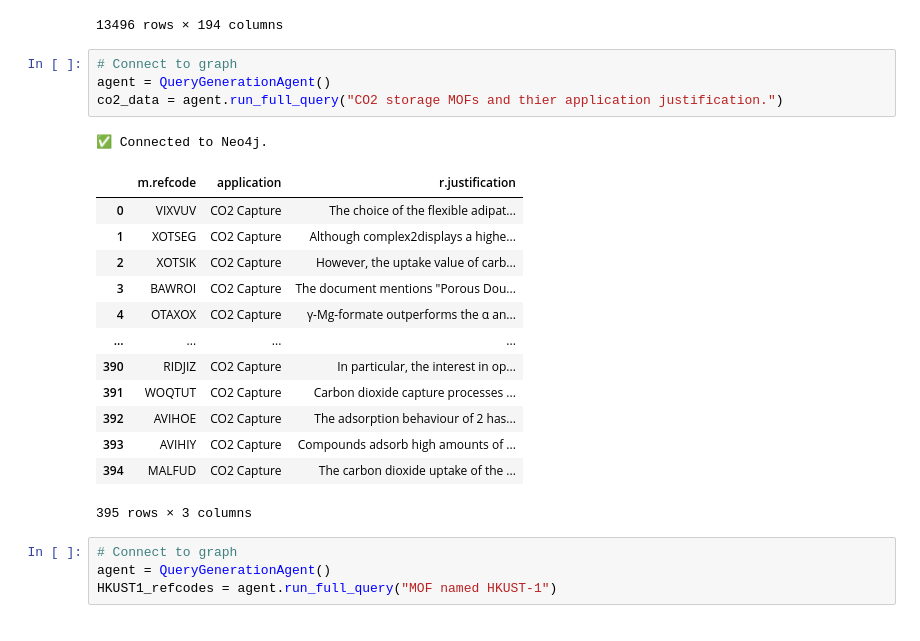
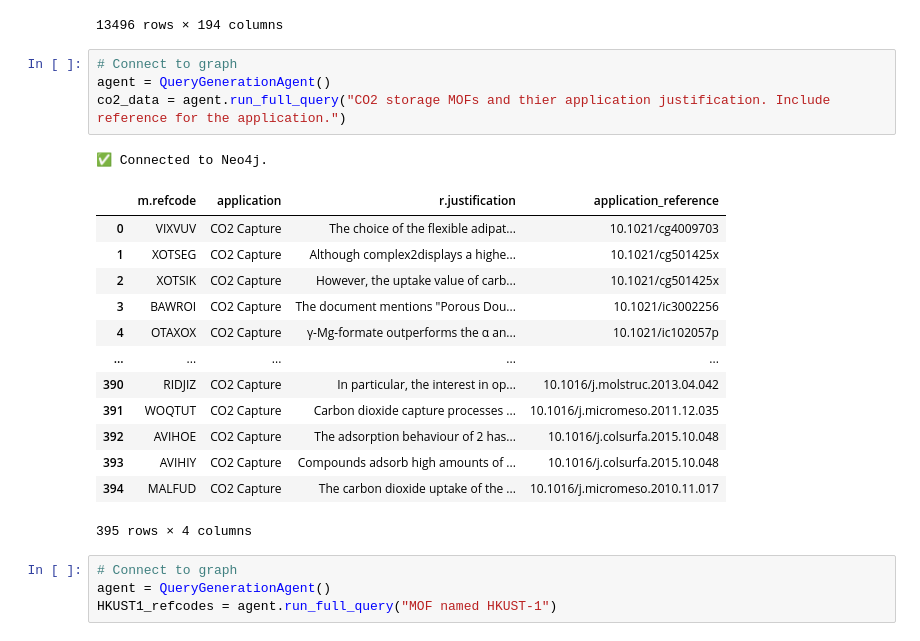
Before and after one commit to AI4ChemS/MOF_ChemUnity, a Jupyter notebook: src/ChatGPT Comparison/Task3_Recommend.ipynb, the cells around one changed output. Cells and saved outputs as stored; diff of their text form.

```diff
--- a/src/tasks/Task3_Recommend.ipynb
+++ b/src/ChatGPT Comparison/Task3_Recommend.ipynb
@@ -58,22 +58,22 @@ desc_df
 # %%
 # Connect to graph
 agent = QueryGenerationAgent()
-co2_data = agent.run_full_query("CO2 storage MOFs and thier application justification.")
+co2_data = agent.run_full_query("CO2 storage MOFs and thier application justification. Include reference for the application.")
 # %% [output]
 ✅ Connected to Neo4j.
-|  | m.refcode | application | r.justification |
-| 0 | VIXVUV | CO2 Capture | The choice of the flexible adipat... |
-| 1 | XOTSEG | CO2 Capture | Although complex2displays a highe... |
-| 2 | XOTSIK | CO2 Capture | However, the uptake value of carb... |
-| 3 | BAWROI | CO2 Capture | The document mentions "Porous Dou... |
-| 4 | OTAXOX | CO2 Capture | γ-Mg-formate outperforms the α an... |
-| ... | ... | ... | ... |
-| 390 | RIDJIZ | CO2 Capture | In particular, the interest in op... |
-| 391 | WOQTUT | CO2 Capture | Carbon dioxide capture processes ... |
-| 392 | AVIHOE | CO2 Capture | The adsorption behaviour of 2 has... |
-| 393 | AVIHIY | CO2 Capture | Compounds adsorb high amounts of ... |
-| 394 | MALFUD | CO2 Capture | The carbon dioxide uptake of the ... |
+|  | m.refcode | application | r.justification | application_reference |
+| 0 | VIXVUV | CO2 Capture | The choice of the flexible adipat... | 10.1021/cg4009703 |
+| 1 | XOTSEG | CO2 Capture | Although complex2displays a highe... | 10.1021/cg501425x |
+| 2 | XOTSIK | CO2 Capture | However, the uptake value of carb... | 10.1021/cg501425x |
+| 3 | BAWROI | CO2 Capture | The document mentions "Porous Dou... | 10.1021/ic3002256 |
+| 4 | OTAXOX | CO2 Capture | γ-Mg-formate outperforms the α an... | 10.1021/ic102057p |
+| ... | ... | ... | ... | ... |
+| 390 | RIDJIZ | CO2 Capture | In particular, the interest in op... | 10.1016/j.molstruc.2013.04.042 |
+| 391 | WOQTUT | CO2 Capture | Carbon dioxide capture processes ... | 10.1016/j.micromeso.2011.12.035 |
+| 392 | AVIHOE | CO2 Capture | The adsorption behaviour of 2 has... | 10.1016/j.colsurfa.2015.10.048 |
+| 393 | AVIHIY | CO2 Capture | Compounds adsorb high amounts of ... | 10.1016/j.colsurfa.2015.10.048 |
+| 394 | MALFUD | CO2 Capture | The carbon dioxide uptake of the ... | 10.1016/j.micromeso.2010.11.017 |
-395 rows × 3 columns
+395 rows × 4 columns
 # %%
 # Connect to graph
 agent = QueryGenerationAgent()
```
Also changed, not shown: parts of 7 cells of this notebook, 5 other files.
